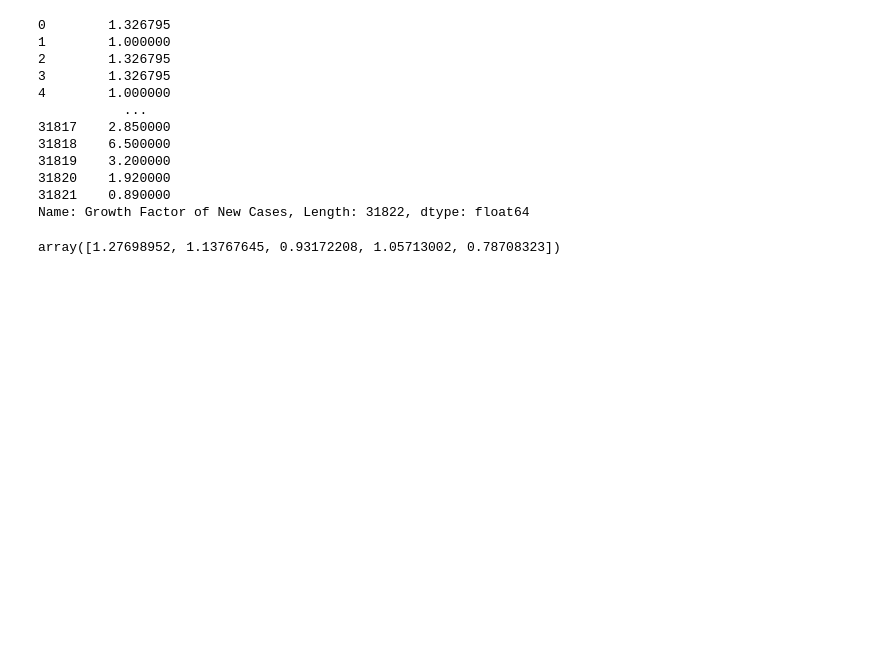
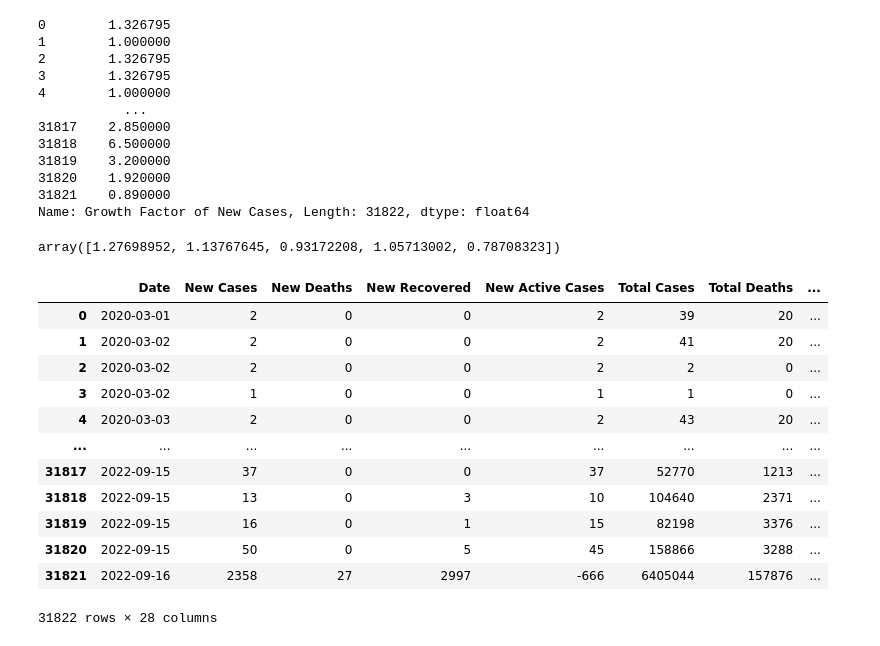
Before and after one commit to raflyaulya/Data-science---haltev, a Jupyter notebook: Project Covid 19 Indonesia.ipynb, the cells around one changed output. Drawn from its saved outputs; the diff is of its cells as text; code cells hidden in the pictures; blank space fills up the shorter version.

```diff
--- a/Project Covid 19 Indonesia.ipynb
+++ b/Project Covid 19 Indonesia.ipynb
@@ -279,3 +346,19 @@ Name: Growth Factor of New Cases, Length: 31822, dtype: float64
 reg.predict(X_train[0:5])
 # %% [output]
 array([1.27698952, 1.13767645, 0.93172208, 1.05713002, 0.78708323])
+# %%
+df
+# %% [output]
+|  | Date | New Cases | New Deaths | New Recovered | New Active Cases | Total Cases | Total Deaths | ... |
+| 0 | 2020-03-01 | 2 | 0 | 0 | 2 | 39 | 20 | ... |
+| 1 | 2020-03-02 | 2 | 0 | 0 | 2 | 41 | 20 | ... |
+| 2 | 2020-03-02 | 2 | 0 | 0 | 2 | 2 | 0 | ... |
+| 3 | 2020-03-02 | 1 | 0 | 0 | 1 | 1 | 0 | ... |
+| 4 | 2020-03-03 | 2 | 0 | 0 | 2 | 43 | 20 | ... |
+| ... | ... | ... | ... | ... | ... | ... | ... | ... |
+| 31817 | 2022-09-15 | 37 | 0 | 0 | 37 | 52770 | 1213 | ... |
+| 31818 | 2022-09-15 | 13 | 0 | 3 | 10 | 104640 | 2371 | ... |
+| 31819 | 2022-09-15 | 16 | 0 | 1 | 15 | 82198 | 3376 | ... |
+| 31820 | 2022-09-15 | 50 | 0 | 5 | 45 | 158866 | 3288 | ... |
+| 31821 | 2022-09-16 | 2358 | 27 | 2997 | -666 | 6405044 | 157876 | ... |
+31822 rows × 28 columns
```
Also changed, not shown: parts of 19 cells of this notebook.
